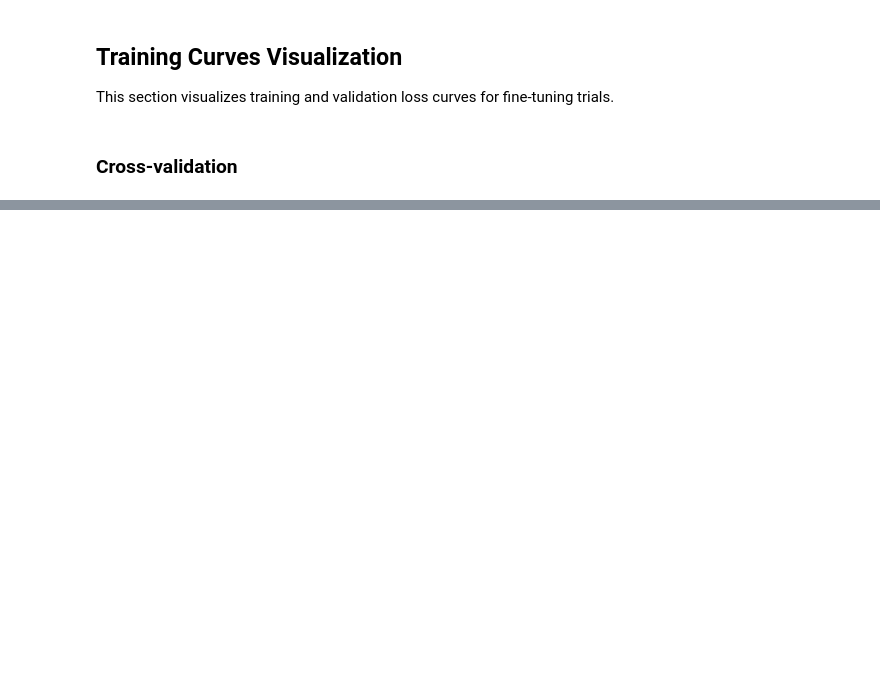
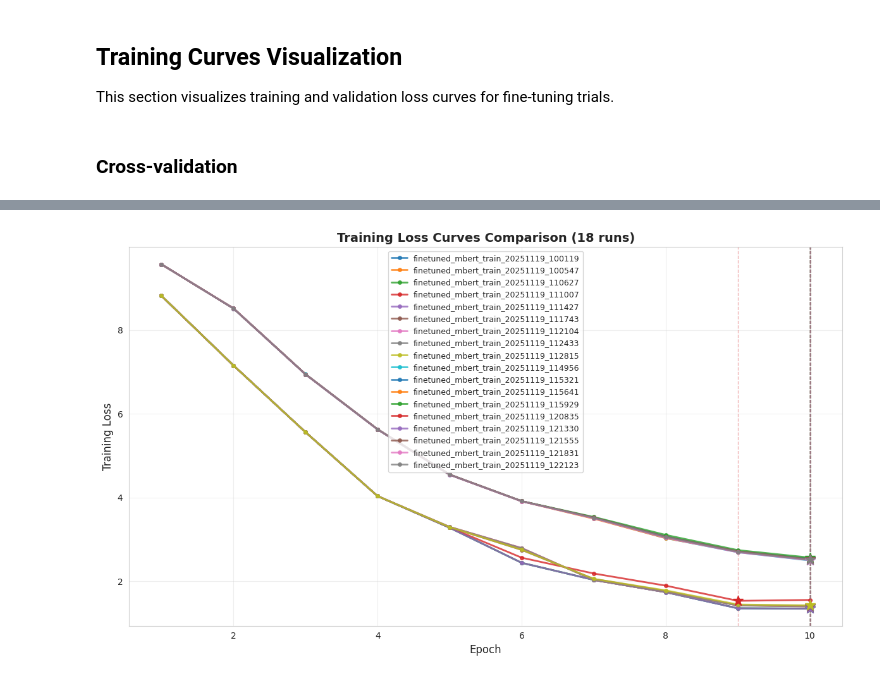
Before and after one commit to itzTerra/vis-desc, a Jupyter notebook: modules/lab/src/models/encoder/visualize_metrics.ipynb, the cells around one changed output, grey strips where cells are left out. Saved outputs shown, nothing was run; the diff lists cells and outputs as text; code cells hidden in the pictures; blank space fills up the shorter version.

```diff
--- a/modules/lab/src/models/encoder/visualize_metrics.ipynb
+++ b/modules/lab/src/models/encoder/visualize_metrics.ipynb
@@ -608,0 +773,6 @@ plot_all_folds_for_trial(trials, chosen_trial)
+# %%
+# Find single training run history files (non-CV)
+train_history_files = sorted(list(TRAINING_HISTORY_DIR.glob("*_train_*.json")))
+print(f"Found {len(train_history_files)} training history files:")
+for f in train_history_files:
+    print(f"  - {f.name}")
@@ -608,0 +799,81 @@ plot_all_folds_for_trial(trials, chosen_trial)
+# %%
+# Select which training files to visualize and plot them together
+if train_history_files:
+    # Specify indices of files to compare (e.g., [0] for first file, [0, 1] for first two files)
+    TRAIN_FILE_INDICES = list(
+        range(len(train_history_files))
+    )  # Modify this list to select multiple files
+
+    fig, ax = plt.subplots(figsize=(12, 7))
+
+    # Generate color palette
+    n_files = len(TRAIN_FILE_INDICES)
+    colors = cm.tab10(np.linspace(0, 1, min(n_files, 10)))
+
+    for idx, file_idx in enumerate(TRAIN_FILE_INDICES):
+        if file_idx < len(train_history_files):
+            selected_file = train_history_files[file_idx]
+
+            print(f"Loading training history from: {selected_file.name}")
+
+            with open(selected_file, "r") as f:
+                train_data = json.load(f)
+
+            model_name = train_data.get("model", "Unknown")
+            train_losses = train_data.get("train_losses", [])
+
+            if train_losses:
+                epochs = list(range(1, len(train_losses) + 1))
+                color = colors[idx % len(colors)]
+
+                ax.plot(
+                    epochs,
+                    train_losses,
+                    "-o",
+                    color=color,
+                    linewidth=2,
+                    markersize=4,
+                    label=f"{selected_file.stem}",
+                    alpha=0.8,
+                )
+
+                # Mark best epoch if available
+                if "best_epoch" in train_data:
+                    best_epoch = train_data["best_epoch"]
+                    best_loss = train_data.get("best_train_loss")
+                    if best_loss is not None:
+                        ax.axvline(
+                            x=best_epoch,
+                            color=color,
+                            linestyle="--",
+                            alpha=0.3,
+                            linewidth=1,
+                        )
+                        ax.plot(
+                            best_epoch,
+                            best_loss,
+                            "*",
+                            color=color,
+                            markersize=12,
+                            zorder=5,
+                        )
+
+                print(f"  Model: {model_name}, Epochs: {len(train_losses)}")
+
+    ax.set_xlabel("Epoch", fontsize=12)
+    ax.set_ylabel("Training Loss", fontsize=12)
+    ax.set_title(
+        f"Training Loss Curves Comparison ({n_files} runs)",
+        fontsize=14,
+        fontweight="bold",
+    )
+    ax.legend(fontsize=9, loc="best")
+    ax.grid(True, alpha=0.3)
+
+    plt.tight_layout()
+    plt.show()
+
+    print(f"\nPlotted {len(TRAIN_FILE_INDICES)} training run(s)")
+else:
+    print("No training history files found!")
+# %% [output]
@@ -608,0 +897 @@ plot_all_folds_for_trial(trials, chosen_trial)
+[figure, added]
```
Also changed, not shown: parts of 11 cells of this notebook, 4 other files.
